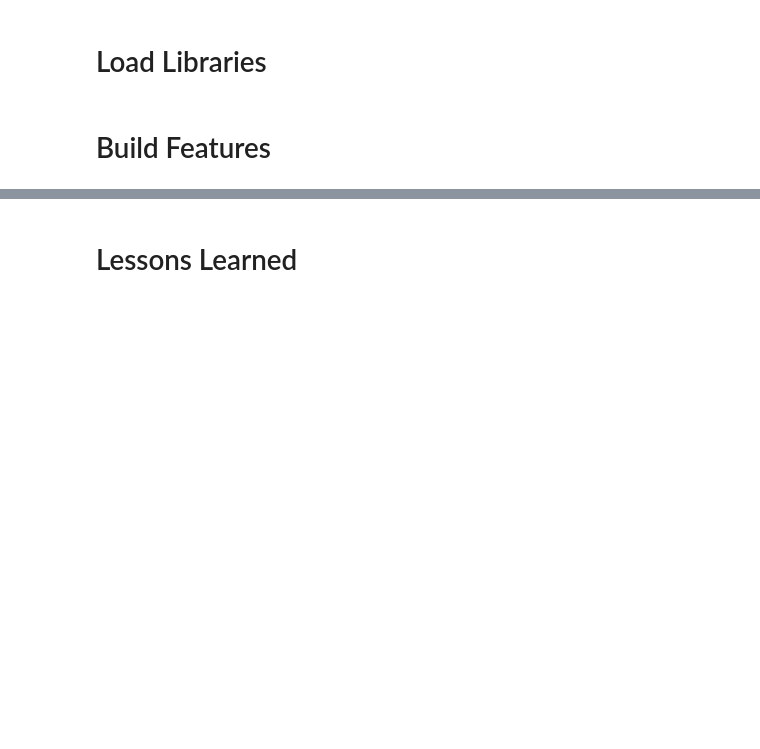
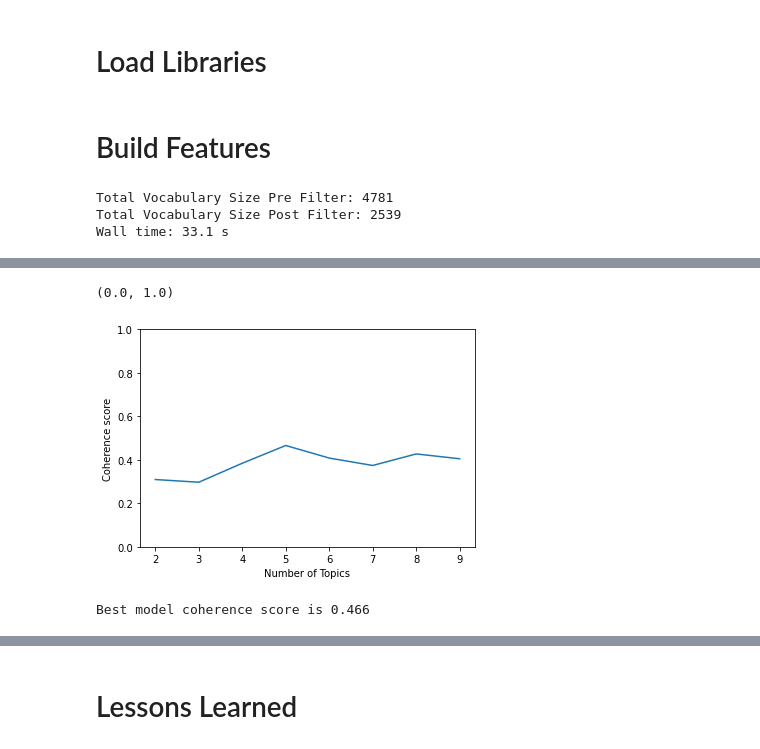
Before and after one commit to MatanFreedman/LinkedIn-NLP, a Jupyter notebook: notebooks/topic-modelling/0.5-matan-topic-modelling-improve-results.ipynb, the cells around one changed output, grey strips where cells are left out. Cells and saved outputs as stored; diff of their text form; code cells hidden in the pictures; blank space fills up the shorter version.

Commit message:
trying to improve model, can't quite seem to get topics correct, getting close. May need to balance dataset

```diff
--- a/notebooks/topic-modelling/0.5-matan-topic-modelling-improve-results.ipynb
+++ b/notebooks/topic-modelling/0.5-matan-topic-modelling-improve-results.ipynb
@@ -131,7 +142,7 @@ texts = data_lemmatized
 
 # Bag of words:
 print('Total Vocabulary Size Pre Filter:', len(id2word))
-id2word.filter_extremes(no_below=5, no_above=0.7)
+id2word.filter_extremes(no_below=15, no_above=0.5)
 print('Total Vocabulary Size Post Filter:', len(id2word))
 
 corpus = [id2word.doc2bow(text) for text in texts]
@@ -139,6 +150,10 @@ corpus = [id2word.doc2bow(text) for text in texts]
 # TF-IDF matrix:
 tfidf = models.TfidfModel(corpus)
 tfidf_corpus = tfidf[corpus]
+# %% [output]
+Total Vocabulary Size Pre Filter: 4781
+Total Vocabulary Size Post Filter: 2539
+Wall time: 33.1 s
 # %%
 %%time
 # determine optimal number of topics using coherence score:
@@ -147,10 +162,12 @@ model_list =[]
 start = 2
 stop = 10
 step = 1
-
+random_state = 1
 for num_topics in range(start, stop, step):
     # make LDa model and calc coherence:
-    model = LdaModel(corpus=tfidf_corpus, id2word=id2word, num_topics=num_topics, passes=5, iterations=100)
+    model = LdaModel(corpus=tfidf_corpus, id2word=id2word, num_topics=num_topics, passes=5, iterations=150,
+                     random_state=random_state
+                    )
     model_list.append(model)
     coherence_model = CoherenceModel(model=model, texts=texts, dictionary=id2word, coherence='c_v', processes=4)
     coherence_vals.append(coherence_model.get_coherence())
@@ -160,3 +177,4 @@ plt.plot(x, coherence_vals)
 plt.xlabel("Number of Topics")
 plt.ylabel("Coherence score")
 plt.ylim([0, 1]);
+# %% [output]
@@ -163,6 +182,10 @@ plt.ylim([0, 1]);
+(0.0, 1.0)
+[figure, added]
 # %%
 best_model = model_list[coherence_vals.index(max(coherence_vals))]
 print(f"Best model coherence score is {max(coherence_vals):0.3f}")
+# %% [output]
+Best model coherence score is 0.466
 # %%
 pyLDAvis.enable_notebook()
 vis = pyLDAvis.gensim.prepare(best_model, tfidf_corpus, id2word, sort_topics=False)
```
Also changed, not shown: parts of 6 cells of this notebook.
